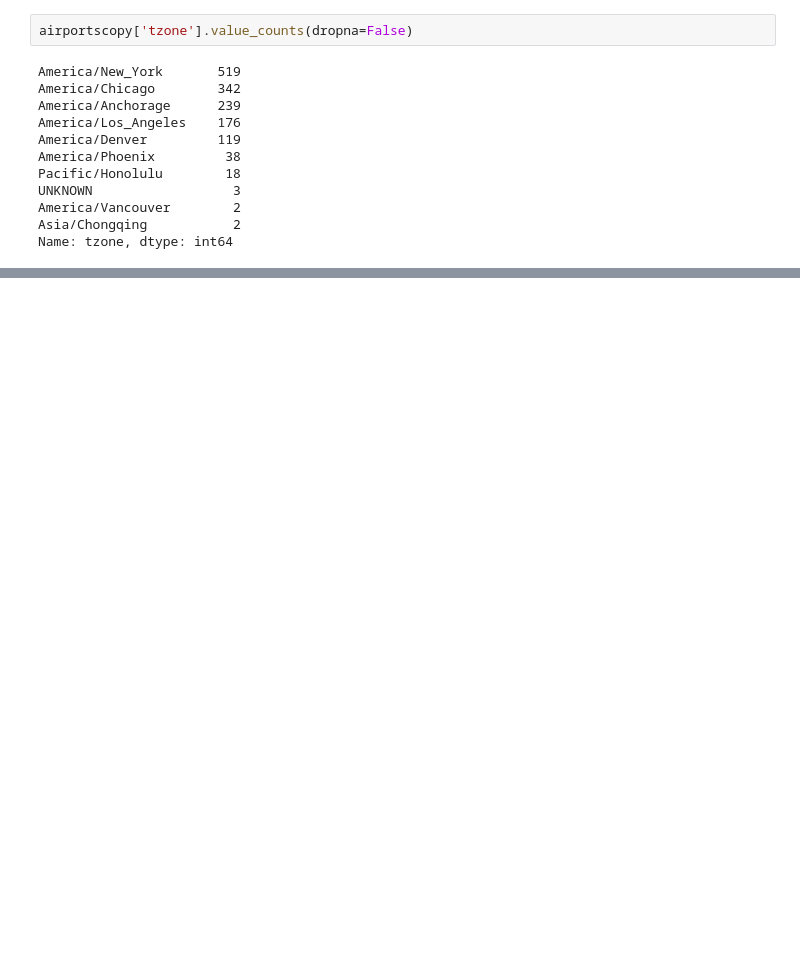
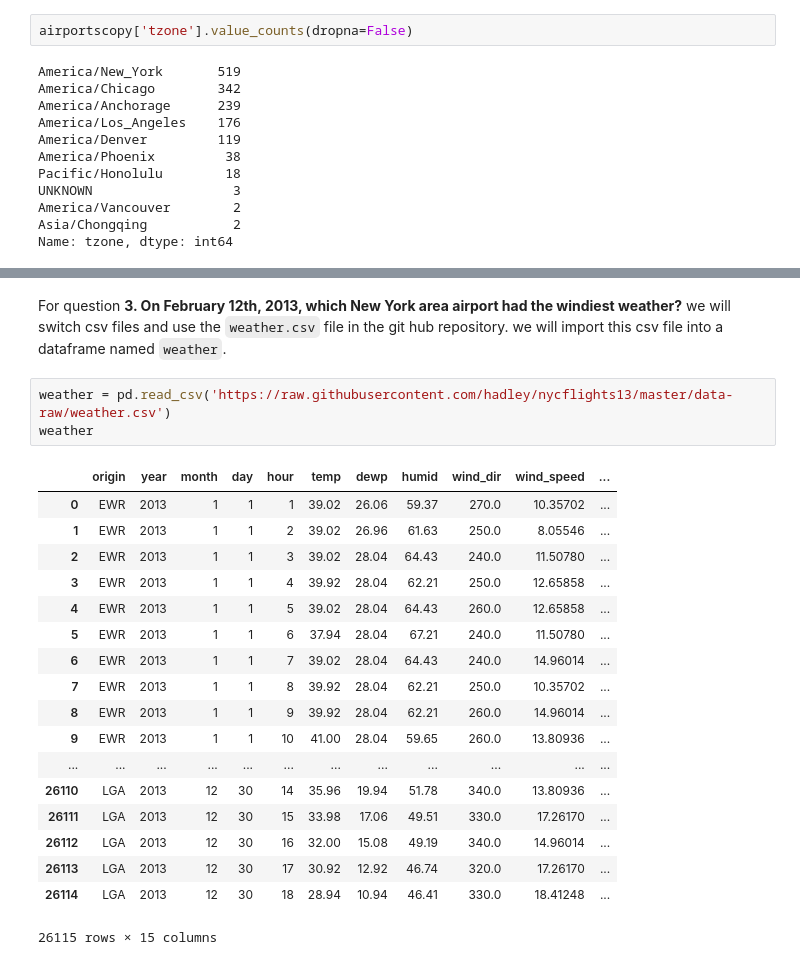
Before and after one commit to Dawad81/IS362-Database-Acquisition-and-Management, a Jupyter notebook: IS362_Assignment5.ipynb, the cells around one changed output, grey strips where cells are left out. Saved outputs shown, nothing was run; the diff lists cells and outputs as text; blank space fills up the shorter version.

Commit message:
Answerd all 3 questions

```diff
--- a/IS362_Assignment5.ipynb
+++ b/IS362_Assignment5.ipynb
@@ -130,0 +206,24 @@ airportscopy[airportscopy['tzone'].str.contains('Asia/Chongqing')]
+# %% [markdown]
+For question **3. On February 12th, 2013, which New York area airport had the windiest weather?** we will switch csv files and use the `weather.csv` file in the git hub repository. we will import this csv file into a dataframe named `weather`.
+# %%
+weather = pd.read_csv('https://raw.githubusercontent.com/hadley/nycflights13/master/data-raw/weather.csv')
+weather
+# %% [output]
+|  | origin | year | month | day | hour | temp | dewp | humid | wind_dir | wind_speed | ... |
+| 0 | EWR | 2013 | 1 | 1 | 1 | 39.02 | 26.06 | 59.37 | 270.0 | 10.35702 | ... |
+| 1 | EWR | 2013 | 1 | 1 | 2 | 39.02 | 26.96 | 61.63 | 250.0 | 8.05546 | ... |
+| 2 | EWR | 2013 | 1 | 1 | 3 | 39.02 | 28.04 | 64.43 | 240.0 | 11.50780 | ... |
+| 3 | EWR | 2013 | 1 | 1 | 4 | 39.92 | 28.04 | 62.21 | 250.0 | 12.65858 | ... |
+| 4 | EWR | 2013 | 1 | 1 | 5 | 39.02 | 28.04 | 64.43 | 260.0 | 12.65858 | ... |
+| 5 | EWR | 2013 | 1 | 1 | 6 | 37.94 | 28.04 | 67.21 | 240.0 | 11.50780 | ... |
+| 6 | EWR | 2013 | 1 | 1 | 7 | 39.02 | 28.04 | 64.43 | 240.0 | 14.96014 | ... |
+| 7 | EWR | 2013 | 1 | 1 | 8 | 39.92 | 28.04 | 62.21 | 250.0 | 10.35702 | ... |
+| 8 | EWR | 2013 | 1 | 1 | 9 | 39.92 | 28.04 | 62.21 | 260.0 | 14.96014 | ... |
+| 9 | EWR | 2013 | 1 | 1 | 10 | 41.00 | 28.04 | 59.65 | 260.0 | 13.80936 | ... |
+| ... | ... | ... | ... | ... | ... | ... | ... | ... | ... | ... | ... |
+| 26110 | LGA | 2013 | 12 | 30 | 14 | 35.96 | 19.94 | 51.78 | 340.0 | 13.80936 | ... |
+| 26111 | LGA | 2013 | 12 | 30 | 15 | 33.98 | 17.06 | 49.51 | 330.0 | 17.26170 | ... |
+| 26112 | LGA | 2013 | 12 | 30 | 16 | 32.00 | 15.08 | 49.19 | 340.0 | 14.96014 | ... |
+| 26113 | LGA | 2013 | 12 | 30 | 17 | 30.92 | 12.92 | 46.74 | 320.0 | 17.26170 | ... |
+| 26114 | LGA | 2013 | 12 | 30 | 18 | 28.94 | 10.94 | 46.41 | 330.0 | 18.41248 | ... |
+26115 rows × 15 columns
```
Also changed, not shown: parts of 37 cells of this notebook, 1 other file.
